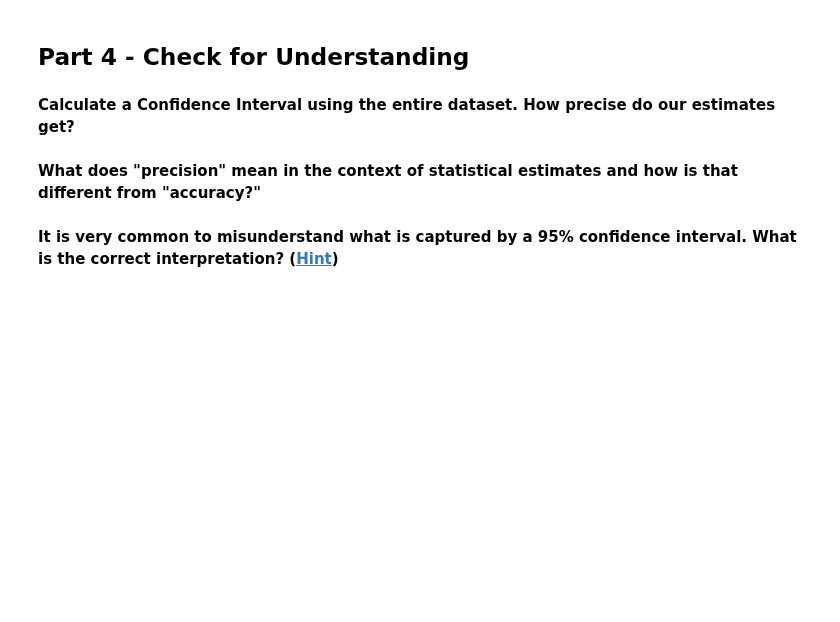
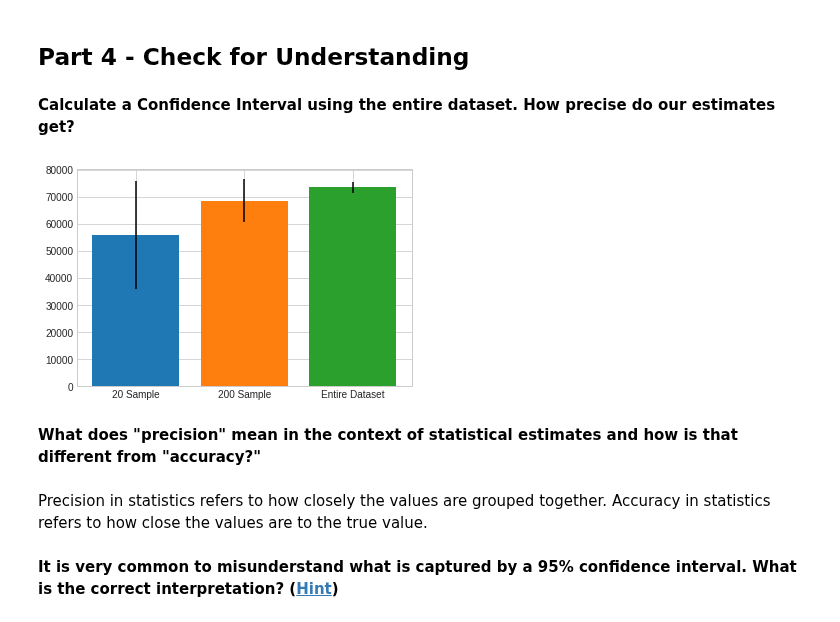
Before and after one commit to JoshuaHaga/DS-Unit-1-Sprint-2-Statistics, a Jupyter notebook: LS_DS_123_Confidence_Intervals_Assignment.ipynb, the cells around one changed output. Drawn from its saved outputs; the diff is of its cells as text; code cells hidden in the pictures; blank space fills up the shorter version.

```diff
--- a/LS_DS_123_Confidence_Intervals_Assignment.ipynb
+++ b/LS_DS_123_Confidence_Intervals_Assignment.ipynb
@@ -154,8 +156,23 @@ plt.show()
 ## Part 4 - Check for Understanding
 # %% [markdown]
 **Calculate a Confidence Interval using the entire dataset. How precise do our estimates get?**
+# %%
+s_all = conf_i(df['ConvertedSalary'])
+fig, ax = plt.subplots()
+plt.bar('20 Sample', height=s_20[0], yerr=s_20[1])
+plt.bar('200 Sample', height=s_200[0], yerr=s_200[1])
+plt.bar('Entire Dataset', height=s_all[0], yerr=s_all[1])
+fig.set_facecolor('white')
+ax.set_facecolor('white')
+plt.show()
+
+#We see that the more samples we take, the lower the margin of error is.
+# %% [output]
+[figure, added]
 # %% [markdown]
 **What does "precision" mean in the context of statistical estimates and how is that different from "accuracy?"**
+# %% [markdown]
+Precision in statistics refers to how closely the values are grouped together. Accuracy in statistics refers to how close the values are to the true value.
 # %% [markdown]
 **It is very common to misunderstand what is captured by a 95% confidence interval. What is the correct interpretation? ([Hint](https://www.statisticssolutions.com/misconceptions-about-confidence-intervals/))**
 # %% [markdown]
```
Also changed, not shown: parts of 1 cell of this notebook.
